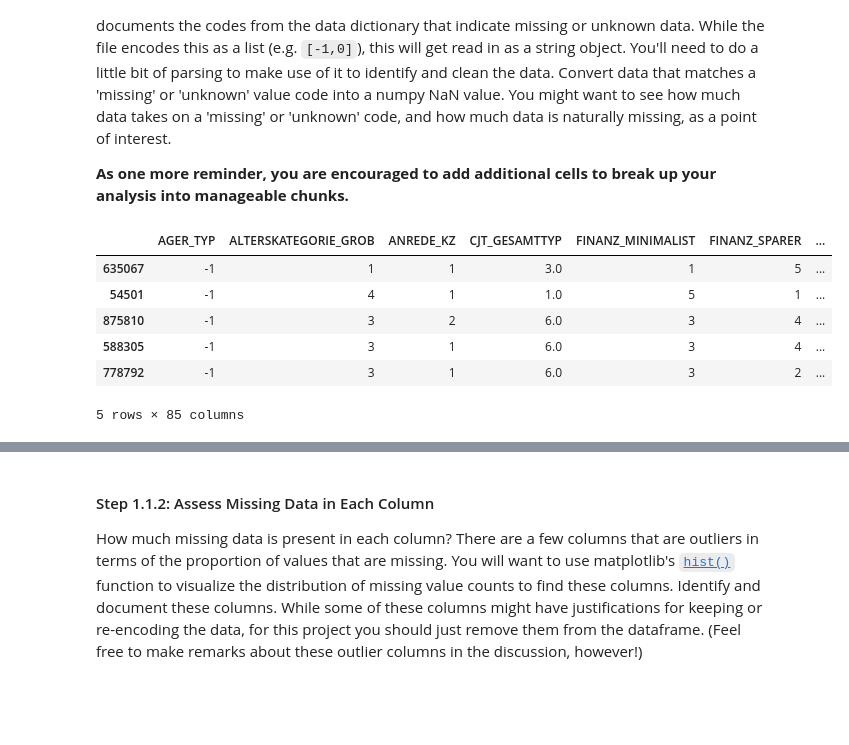
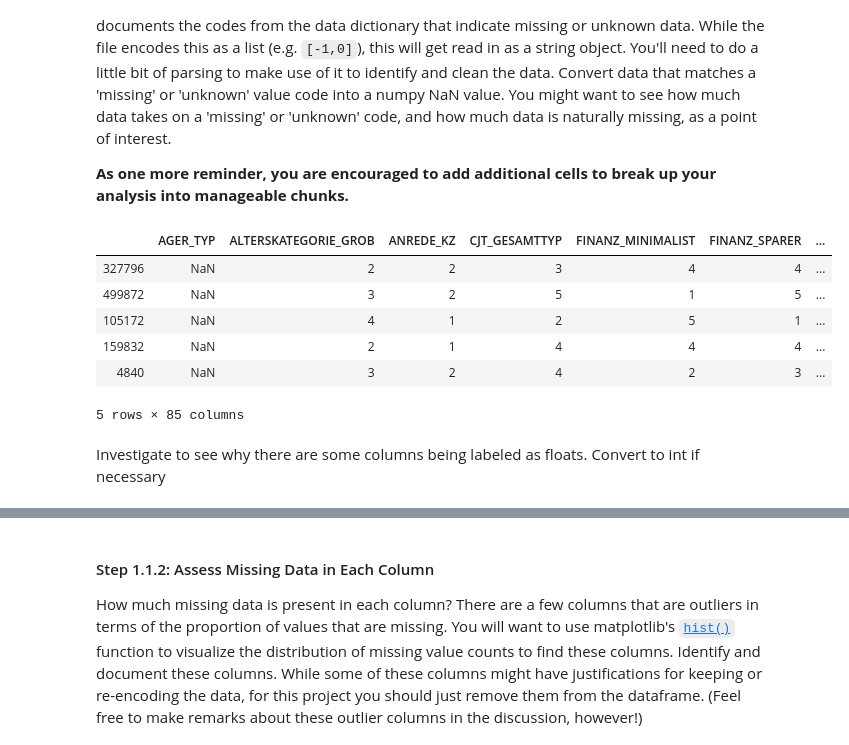
Before and after one commit to sclkan/Identify-Customer-Segments, a Jupyter notebook: Identify_Customer_Segments.ipynb, the cells around one changed output, grey strips where cells are left out. Cells and saved outputs as stored; diff of their text form; code cells hidden in the pictures; blank space fills up the shorter version.

Commit message:
Fix column dtype

```diff
--- a/Identify_Customer_Segments.ipynb
+++ b/Identify_Customer_Segments.ipynb
@@ -117,17 +117,20 @@ for index, value in missing.itertuples():
         #For integers
         try:
             clean.loc[clean[index]== int(i), index] = np.nan
+            clean[index] = clean[index].astype('Int64')
         #For non intergers
         except:
             clean.loc[clean[index]== i, index] = np.nan
 # %%
 #Spot check
-azdias.sample(5)
+clean.sample(5)
 # %% [output]
 |  | AGER_TYP | ALTERSKATEGORIE_GROB | ANREDE_KZ | CJT_GESAMTTYP | FINANZ_MINIMALIST | FINANZ_SPARER | ... |
-| 635067 | -1 | 1 | 1 | 3.0 | 1 | 5 | ... |
-| 54501 | -1 | 4 | 1 | 1.0 | 5 | 1 | ... |
-| 875810 | -1 | 3 | 2 | 6.0 | 3 | 4 | ... |
-| 588305 | -1 | 3 | 1 | 6.0 | 3 | 4 | ... |
-| 778792 | -1 | 3 | 1 | 6.0 | 3 | 2 | ... |
+| 327796 | NaN | 2 | 2 | 3 | 4 | 4 | ... |
+| 499872 | NaN | 3 | 2 | 5 | 1 | 5 | ... |
+| 105172 | NaN | 4 | 1 | 2 | 5 | 1 | ... |
+| 159832 | NaN | 2 | 1 | 4 | 4 | 4 | ... |
+| 4840 | NaN | 3 | 2 | 4 | 2 | 3 | ... |
 5 rows × 85 columns
+# %% [markdown]
+Investigate to see why there are some columns being labeled as floats.  Convert to int if necessary
```
Also changed, not shown: parts of 22 cells of this notebook.
